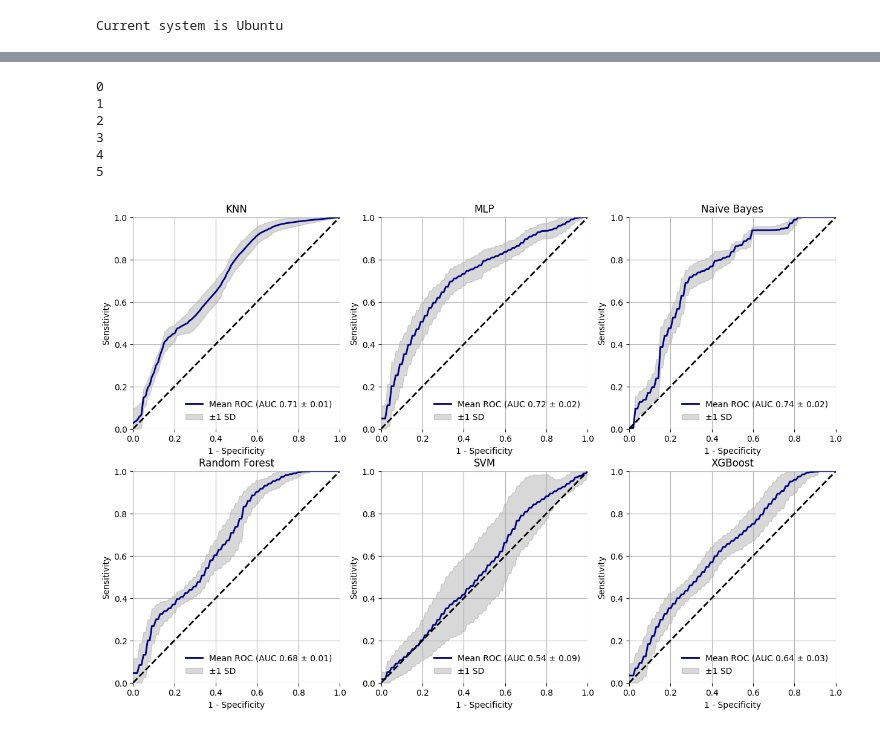
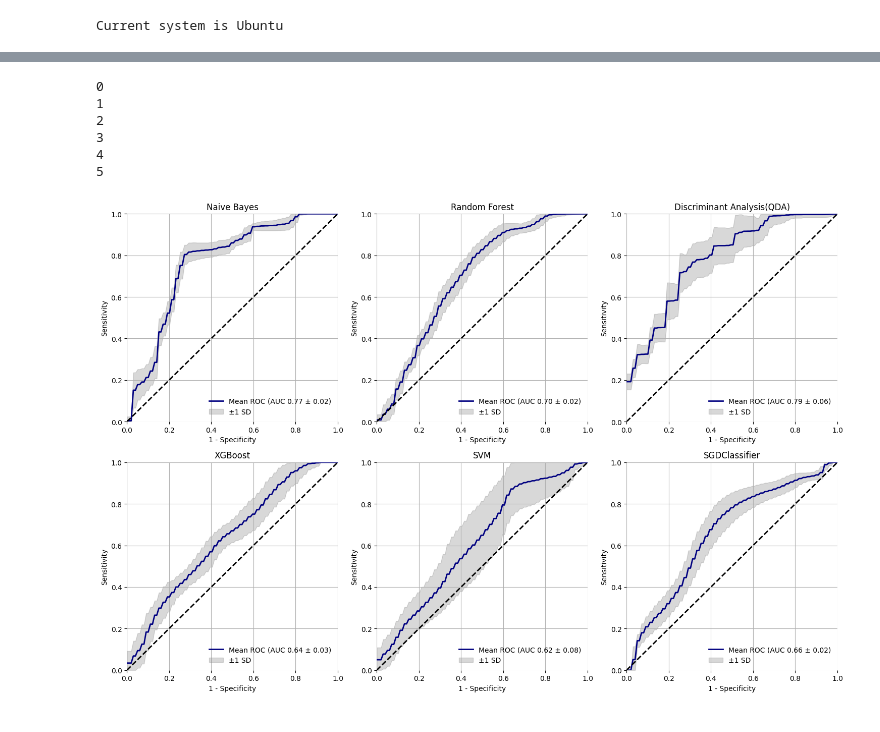
Before and after one commit to jinyuanwong/fnirs-treatment-response-prediction, a Jupyter notebook: scripts/ML/simple_prediction/plot_table.ipynb, the cells around one changed output, grey strips where cells are left out. Saved outputs shown, nothing was run; the diff lists cells and outputs as text; code cells hidden in the pictures.

```diff
--- a/scripts/ML/simple_prediction/plot_table.ipynb
+++ b/scripts/ML/simple_prediction/plot_table.ipynb
@@ -16,7 +16,7 @@ result[model][modality][...]
 
 
 """
-models = ['KNN', 'MLP', 'Naive Bayes', 'Random Forest', 'SVM', 'XGBoost']
+models = ['Naive Bayes', 'Random Forest', 'Discriminant Analysis(QDA)', 'XGBoost', 'SVM', 'SGDClassifier']# 'KNN', 'MLP',  , 'Discriminant Analysis(LDA)'
 modalities = ['fnirs_modality_classification', 'clinical_data_and_fnirs_modality_classification', 'clinical_data_modality_classification']
 modalities_to_name = {
     'clinical_data_modality_classification': 'Tier 1',
@@ -24,7 +24,7 @@ modalities_to_name = {
     'clinical_data_and_fnirs_modality_classification': 'Tier 3'
 
 }
-main_fold = 'results/ML_results/simple_prediction/'
+main_fold = 'results/ML_results/simple_prediction_response/'
 
 
 auc_result = result = {model: {modality: {} for modality in modalities} for model in models}
@@ -55,9 +55,10 @@ for i in range(len(modalities)):
         print(f"| {name_of_metrics[metrics.index(metric)]} ", end='')
 print('|')
 
-print('| Inner Straified 5-fold CV' + '| ' * (len(metrics) * len(modalities) + 1) )
+print('| External LOOCV' + '| ' * (len(metrics) * len(modalities) + 1) )
 
-for nested_flag in ['validation', 'test']:
+
+for nested_flag in ['test', 'validation']:
     for model in models:
         print(f"| {model} ", end='')
         for modality in modalities:
@@ -67,7 +68,7 @@ for nested_flag in ['validation', 'test']:
                 print(f"| {val:.3f} ", end='')
 
         print('|')
-    print('| External LOOCV' + '| ' * (len(metrics) * len(modalities) + 1) )
+    print('| Inner Straified 5-fold CV' + '| ' * (len(metrics) * len(modalities) + 1) )
 # %% [output]
 | | Tier 2 | | | | Tier 3 | | | | Tier 1 | | | |
 | --- | --- | --- | --- | --- | --- | --- | --- | --- | --- | --- | --- | --- |
@@ -95,37 +96,8 @@ for model in models:
         with open(result_pth, 'r') as json_file:
             data = json.load(json_file)
             auc_result[model][modality] = data
-# %%
-from sklearn.metrics import roc_auc_score, roc_curve, auc
-
-count = 0
-fig, axs = plt.subplots(2, 3, figsize=(15, 10))
-
-for count, model in enumerate(models):
-    print(count)
-    ax = axs[count//3, count%3]
-    fprs, tprs, roc_aucs = [], [], []
-
-    for key, value in auc_result[model]['fnirs_modality_classification'].items():
-        count+=1
-        y_pred = value['y_pred']
-        y_true = value['y_pred_prob']
-        fpr, tpr, _ = roc_curve(y_true, y_pred)
-        fprs.append(fpr)
-        tprs.append(tpr)
-        roc_auc = auc(fpr, tpr)
-        roc_aucs.append(roc_auc)
-
-    plot_avg_auc(fprs, tprs, roc_aucs, model, ax)
-# %% [output]
-0
-1
-2
-3
-4
-5
-[figure, removed]
 # %%
+from sklearn.metrics import roc_auc_score, roc_curve, auc
 import matplotlib.pyplot as plt
 
 def plot_avg_auc(fprs, tprs, roc_aucs, title, ax=None):
@@ -138,33 +110,63 @@ def plot_avg_auc(fprs, tprs, roc_aucs, title, ax=None):
     tpr_interpolated = np.array(tpr_interpolated)
     mean_tpr = tpr_interpolated.mean(axis=0)
     std_tpr = tpr_interpolated.std(axis=0)
 
     tpr_upper = np.minimum(mean_tpr + std_tpr, 1)
     tpr_lower = np.maximum(mean_tpr - std_tpr, 0)
 
     # Compute AUC
     mean_auc = np.mean(roc_aucs)
     std_auc = np.std(roc_aucs)
 
     if ax is None:
         fig, ax = plt.subplots()
 
     ax.plot(mean_fpr, mean_tpr, lw=2, color='#000080', label='Mean ROC (AUC %0.2f ± %0.2f)' % (mean_auc, std_auc))
     ax.fill_between(mean_fpr, tpr_lower, tpr_upper, color='grey', alpha=0.3, label='±1 SD')
     ax.plot([0, 1], [0, 1], color='black', lw=2, linestyle='--')
     ax.set_xlim([0.0, 1.0])
     ax.set_ylim([0.0, 1.0])
     ax.grid()
     ax.set_xlabel('1 - Specificity')
     ax.set_ylabel('Sensitivity')
     ax.set_title(title)
     ax.legend(loc="lower right", frameon=False)
 
     for spine in ax.spines.values():
         spine.set_visible(False)
 
     if ax is None:
         plt.show()
+
+
+count = 0
+fig, axs = plt.subplots(2, 3, figsize=(15, 10))
+
+for count, model in enumerate(models):
+    print(count)
+    ax = axs[count//3, count%3]
+    fprs, tprs, roc_aucs = [], [], []
+
+    for key, value in auc_result[model]['fnirs_modality_classification'].items():
+        count+=1
+        y_pred = value['y_pred']
+        y_true = value['y_pred_prob']
+        fpr, tpr, _ = roc_curve(y_true, y_pred)
+        fprs.append(fpr)
+        tprs.append(tpr)
+        roc_auc = auc(fpr, tpr)
+        roc_aucs.append(roc_auc)
+
+    plot_avg_auc(fprs, tprs, roc_aucs, model, ax)
+    plt.tight_layout()
+# %% [output]
+0
+1
+2
+3
+4
+5
+[figure, added]
 # %%
 import matplotlib.pyplot as plt
 def plot_avg_auc(fprs, tprs, roc_aucs, title):
```
Also changed, not shown: parts of 2 cells of this notebook, 11 other files.
